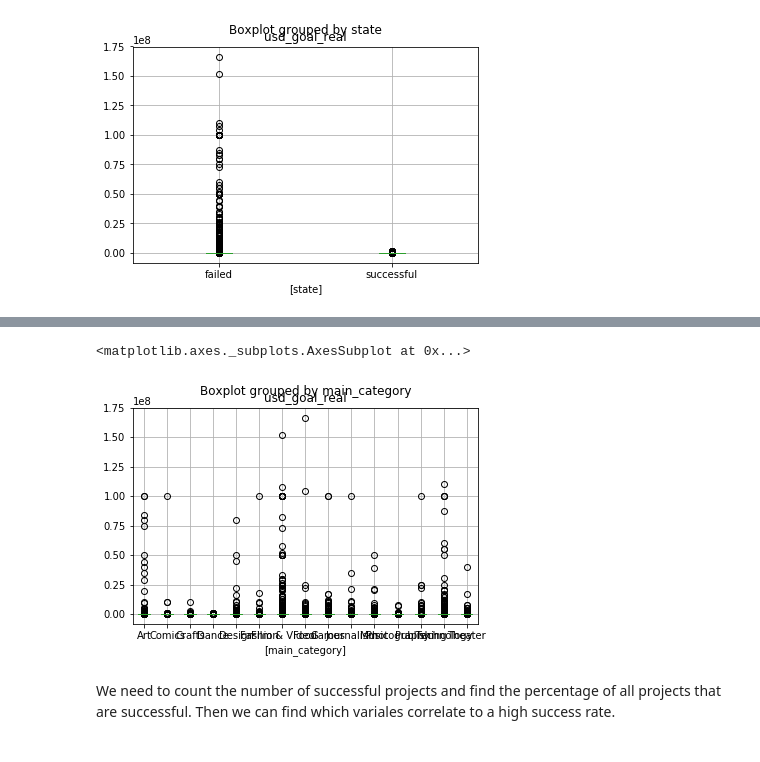
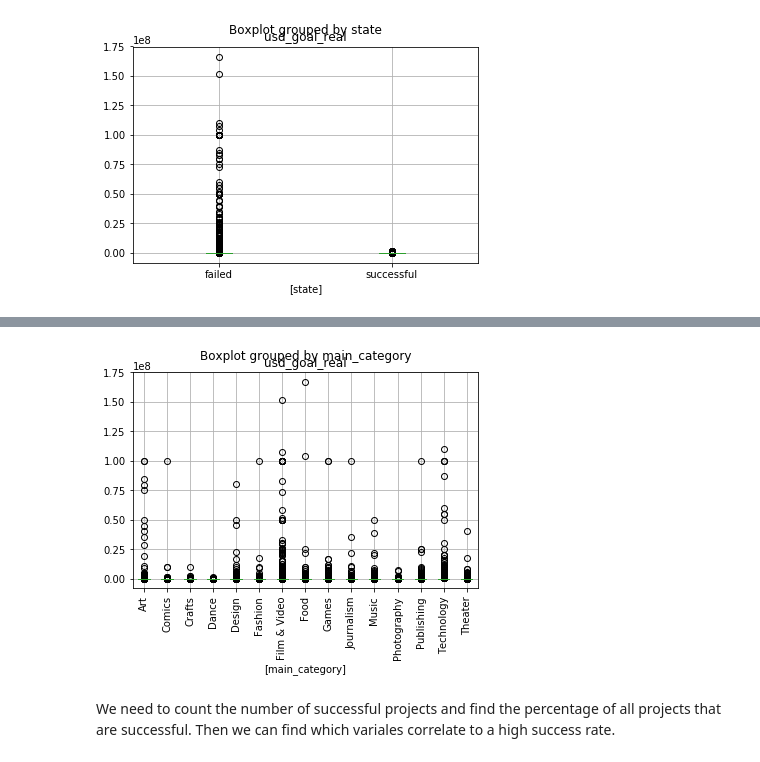
Before and after one commit to Beihoffmc/DataScienceFinalPresentation, a Jupyter notebook: Kickstarter2.ipynb, the cells around one changed output, grey strips where cells are left out. Saved outputs shown, nothing was run; the diff lists cells and outputs as text; code cells hidden in the pictures.

```diff
--- a/Kickstarter2.ipynb
+++ b/Kickstarter2.ipynb
@@ -295,8 +272,9 @@ dataDF[["state","usd_goal_real"]].boxplot(by="state")
 # %%
 dataDF[["main_category","usd_goal_real"]].boxplot(by="main_category")
+plt.xticks(rotation=90)
+plt.show()
 # %% [output]
-<matplotlib.axes._subplots.AxesSubplot at 0x...>
-[figure, old version]
+[figure, new version]
 # %% [markdown]
 We need to count the number of successful projects and find the percentage of all projects that are successful. Then we can find which variales correlate to a high success rate.
 # %%
```
Also changed, not shown: parts of 34 cells of this notebook.
